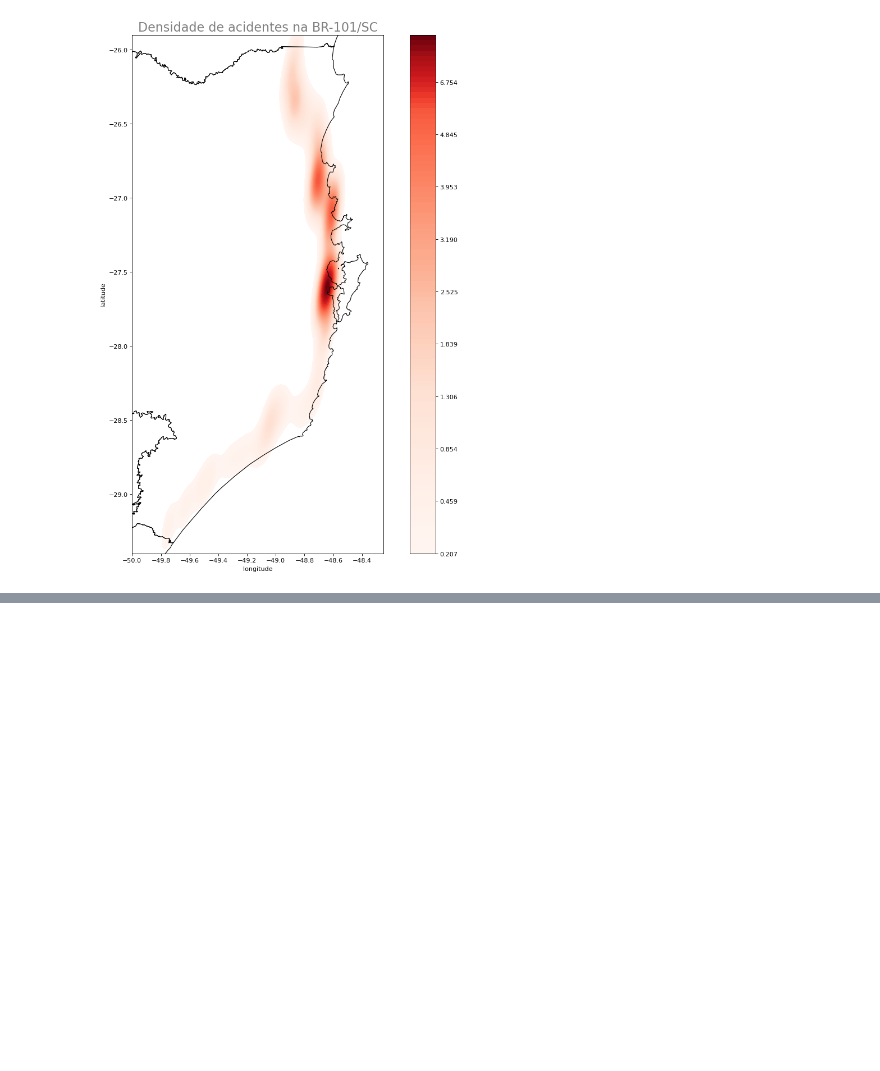
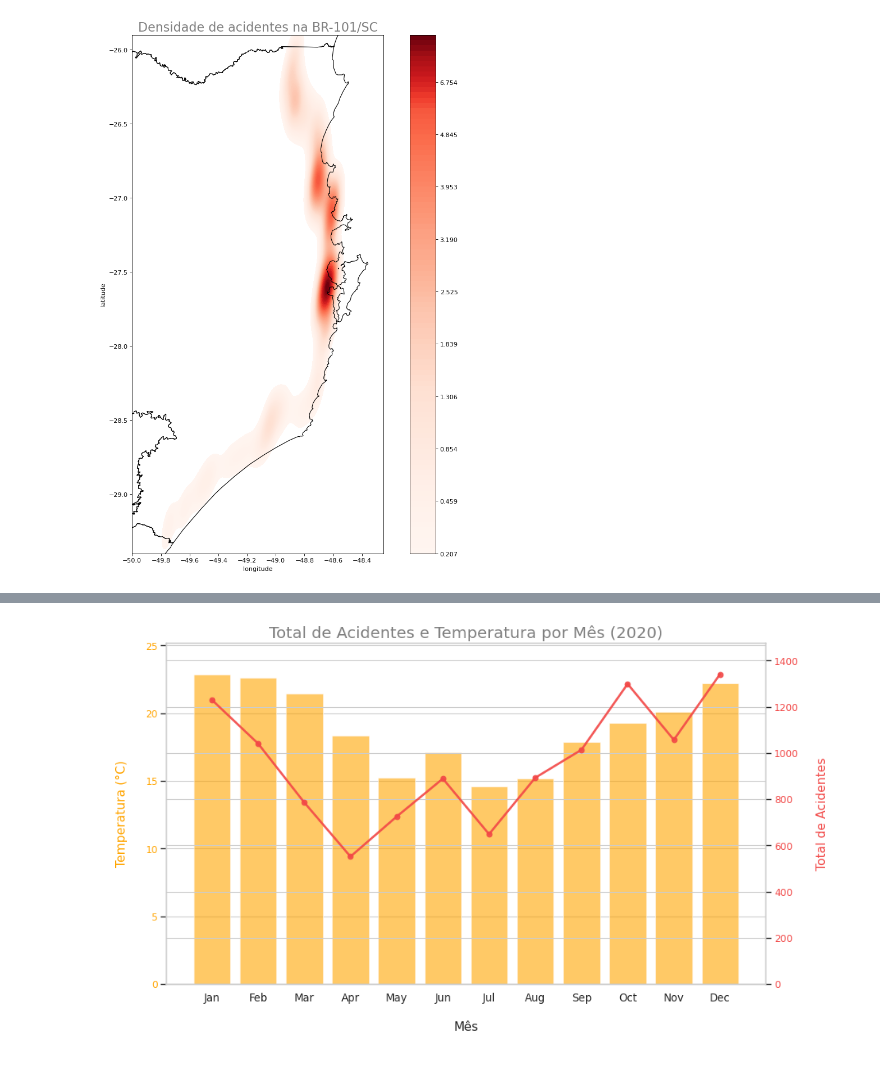
Before and after one commit to GuiBatalhoti/Dados_ANTT, a Jupyter notebook: notebooks/data_fusion_viz.ipynb, the cells around one changed output, grey strips where cells are left out. Drawn from its saved outputs; the diff is of its cells as text; code cells hidden in the pictures; blank space fills up the shorter version.

```diff
--- a/notebooks/data_fusion_viz.ipynb
+++ b/notebooks/data_fusion_viz.ipynb
@@ -112,7 +112,7 @@ memory usage: 6.8+ MB
 None
 # %%
 precipitacao_latlog_df = relevante_df[['latitude', 'longitude', 'PRECIPITAÇÃO TOTAL, HORÁRIO (mm)', 'Data', 'ano', 'mes']]
-temperatura_latlog_df = relevante_df[['latitude', 'longitude', 'TEMPERATURA DO AR - BULBO SECO, HORARIA (°C)', 'Data']]
+temperatura_latlog_df = relevante_df[['latitude', 'longitude', 'TEMPERATURA DO AR - BULBO SECO, HORARIA (°C)', 'Data', 'ano', 'mes']]
 
 acidentes_df = relevante_df[['latitude', 'longitude', 'mortos', 'Data', 'ano', 'mes']]
 acidentes_gdf = gpd.GeoDataFrame(acidentes_df, geometry=gpd.points_from_xy(acidentes_df.longitude, acidentes_df.latitude))
@@ -349,0 +421,79 @@ plt.show()
+# %%
+import seaborn as sns
+import matplotlib.pyplot as plt
+
+acidentes_group = acidentes_df.groupby(['ano', "mes"]).count().reset_index()
+# Ensure that the columns to be aggregated are numeric
+precipitacao_group = temperatura_latlog_df.groupby(['ano', "mes"])['TEMPERATURA DO AR - BULBO SECO, HORARIA (°C)'].mean().reset_index()
+
+# Configuração do estilo do Seaborn
+sns.set_theme(style="whitegrid")
+
+# Garantir que os meses estejam como inteiros
+acidentes_group["mes"] = acidentes_group["mes"].astype(int)
+precipitacao_group["mes"] = precipitacao_group["mes"].astype(int)
+
+# Criar DataFrame de referência para garantir meses 1-12
+todos_meses = pd.DataFrame({"mes": range(1, 13)})
+
+# Loop para cada ano
+for ano in acidentes_group['ano'].unique():
+    fig, ax1 = plt.subplots(figsize=(12, 7), dpi=80)
+
+    # Dados do ano atual
+    acidentes_ano = acidentes_group[acidentes_group['ano'] == ano]
+    precitacao_ano = precipitacao_group[precipitacao_group['ano'] == ano]
+
+    # Garantir que ambos os DataFrames tenham todos os meses
+    acidentes_ano = pd.merge(todos_meses, acidentes_ano, on="mes", how="left").fillna(0)
+    precitacao_ano = pd.merge(todos_meses, precitacao_ano, on="mes", how="left").fillna(0)
+
+    plt.grid(axis='x', color='white', alpha=0)
+
+    # Barras para precipitação
+    ax1.bar(
+        precitacao_ano["mes"],  # Garantir que os meses estão no eixo X
+        precitacao_ano["TEMPERATURA DO AR - BULBO SECO, HORARIA (°C)"],
+        color="orange",
+        alpha=0.6,
+        label="Precipitação"
+    )
+    ax1.set_ylabel("\nTemperatura (°C)\n", fontsize=14, color="orange")
+    ax1.tick_params(axis="y", labelcolor="orange")
+    ax1.set_ylim(0, precitacao_ano["TEMPERATURA DO AR - BULBO SECO, HORARIA (°C)"].max() * 1.1)
+
+    # Linha para acidentes
+    ax2 = ax1.twinx()
+    ax2.plot(
+        acidentes_ano["mes"],  # Garantir que os meses estão no eixo X
+        acidentes_ano["Data"],  # Ajustado para o campo correto
+        color="#f24847",
+        alpha=0.9,
+        marker='o',
+        linewidth=2.5,
+        markersize=6,
+        label="Acidentes"
+    )
+    ax2.set_ylabel("\nTotal de Acidentes\n", fontsize=14, color="#f24847")
+    ax2.tick_params(axis="y", labelcolor="#f24847")
+    ax2.set_ylim(0, acidentes_ano["Data"].max() * 1.1)
+
+    # Personalização do eixo X
+    ax1.set_xticks(range(1, 13))  # Garante que o eixo vai de 1 a 12 (meses)
+    ax1.set_xticklabels(
+        ["Jan", "Feb", "Mar", "Apr", "May", "Jun", "Jul", "Aug", "Sep", "Oct", "Nov", "Dec"],
+        fontsize=12,
+        rotation=0,
+        ha='center'
+    )
+    ax1.set_xlabel("\nMês\n", fontsize=14)
+
+    # Título
+    plt.title(f"Total de Acidentes e Temperatura por Mês ({ano})", fontsize=18, color="gray")
+
+
+    # Ajuste do layout
+    plt.tight_layout()
+    plt.show()
+# %% [output]
+[figure, added]
```
Also changed, not shown: parts of 7 cells of this notebook.
